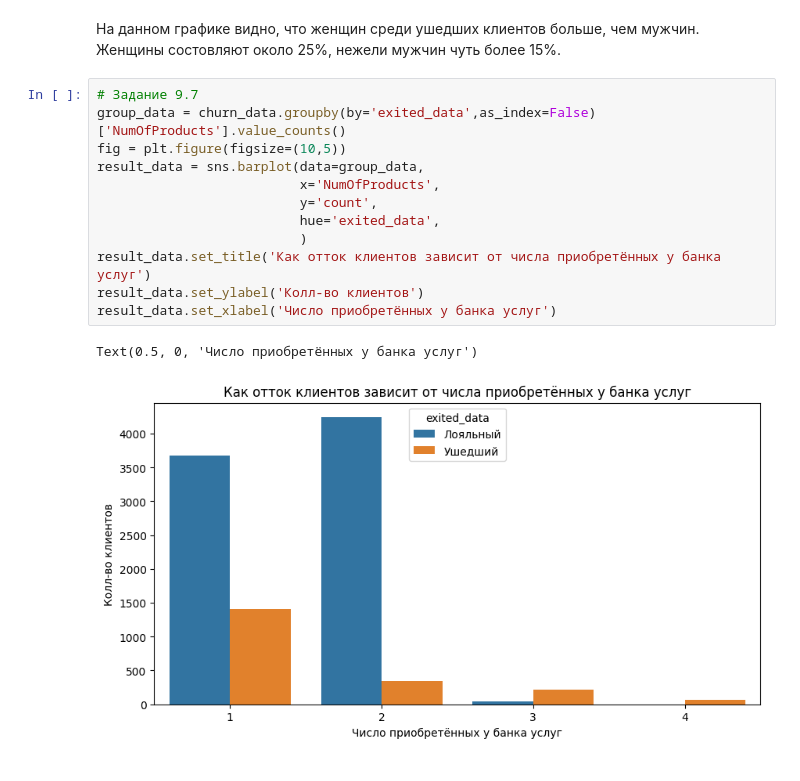
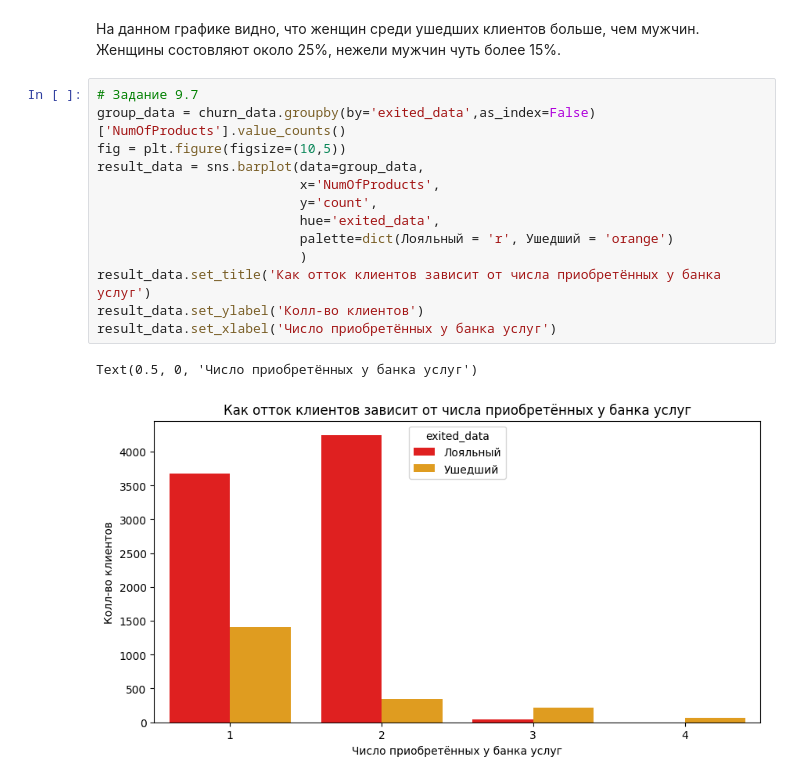
Before and after one commit to Alex1990opac/CHURN_TEST999, a Jupyter notebook: my_churn.ipynb, the cells around one changed output. Drawn from its saved outputs; the diff is of its cells as text.

```diff
--- a/my_churn.ipynb
+++ b/my_churn.ipynb
@@ -102,15 +102,16 @@ bar.show()
 # %%
 # Задание 9.7
 group_data = churn_data.groupby(by='exited_data',as_index=False)['NumOfProducts'].value_counts()
 fig = plt.figure(figsize=(10,5))
 result_data = sns.barplot(data=group_data,
                           x='NumOfProducts',
                           y='count',
                           hue='exited_data',
+                          palette=dict(Лояльный = 'r', Ушедший = 'orange')
                           )
 result_data.set_title('Как отток клиентов зависит от числа приобретённых у банка услуг')
 result_data.set_ylabel('Колл-во клиентов')
 result_data.set_xlabel('Число приобретённых у банка услуг')
 # %% [output]
 Text(0.5, 0, 'Число приобретённых у банка услуг')
-[figure, old version]
+[figure, new version]
```
Also changed, not shown: parts of 3 cells of this notebook.
